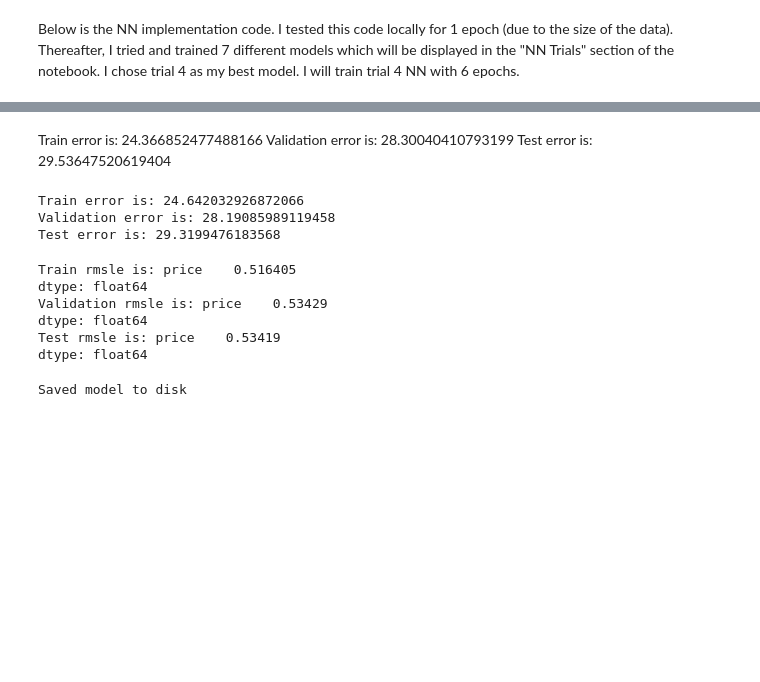
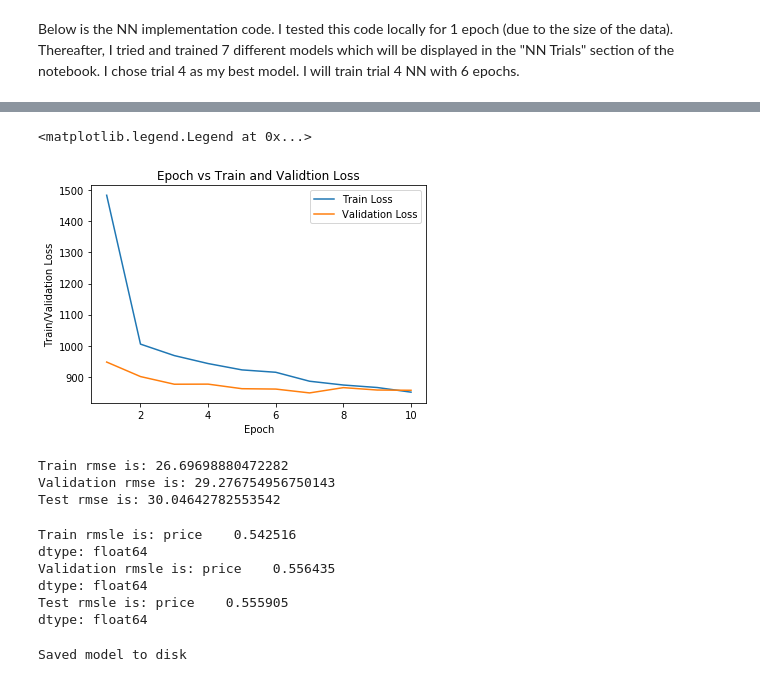
Before and after one commit to j2colaco/mercari_price_suggestion, a Jupyter notebook: model_implementation_2019-05-26.ipynb, the cells around one changed output, grey strips where cells are left out. Cells and saved outputs as stored; diff of their text form; code cells hidden in the pictures; blank space fills up the shorter version.

```diff
--- a/model_implementation_2019-05-26.ipynb
+++ b/model_implementation_2019-05-26.ipynb
@@ -175,7 +138,7 @@ RMSLE of normal distrubition benchmark model 3 is: 0.75
 ### One-hot-encoding Brand Name
 # %%
 unique_brand_names = pd.DataFrame(clean_data.clean_brand_name.value_counts())
-min_brand_freq = 500
+min_brand_freq = 50
 print('There are', unique_brand_names[unique_brand_names['clean_brand_name']>=min_brand_freq].shape[0],
       'brand names that occur >=',min_brand_freq, 'times in the dataset.','Will one-hot-encode these brands only.')
 # %% [output]
@@ -251,7 +214,7 @@ item_description_df.shape
 # %% [output]
 (1482486,)
 # %%
-max_item_desc_features = 800
+max_item_desc_features = 100
 # %%
 # getting the tfidf matrix for the item desc
 tfidf = TfidfVectorizer(max_features=max_item_desc_features)
@@ -293,7 +256,7 @@ item_name_df.shape
 # %% [output]
 (1482486,)
 # %%
-max_item_name_features = 100
+max_item_name_features = 50
 # %%
 # getting the tfidf matrix for the item name
 tfidf = TfidfVectorizer(max_features=max_item_name_features)
@@ -434,8 +397,8 @@ def step_decay(epoch):
 Below is the NN implementation code. I tested this code locally for 1 epoch (due to the size of the data). Thereafter, I tried and trained 7 different models which will be displayed in the "NN Trials" section of the notebook. I chose trial 4 as my best model. I will train trial 4 NN with 6 epochs.
 # %%
 # NN implementation
-num_epochs = 6
-batch_size = 2213
+num_epochs = 10
+batch_size = 2103
 
 all_val_predictions = pd.DataFrame()
 
@@ -487,7 +454,15 @@ Epoch 6/6
-# %% [markdown]
-Train error is: 24.366852477488166
-Validation error is: 28.30040410793199
-Test error is: 29.53647520619404
+# %%
+loss_df = pd.DataFrame(model_hist.history)
+
+plt.plot(loss_df.index+1, loss_df.loss, label='Train Loss')
+plt.plot(loss_df.index+1, loss_df.val_loss, label='Validation Loss')
+plt.title('Epoch vs Train and Validtion Loss')
+plt.xlabel('Epoch')
+plt.ylabel('Train/Validation Loss')
+plt.legend()
+# %% [output]
+<matplotlib.legend.Legend at 0x...>
+[figure, added]
 # %%
 # print out model rmse!
 print('Train rmse is:', np.sqrt(mean_squared_error(y_train,model.predict(X_train))))
@@ -496,9 +471,9 @@ print('Validation rmse is:', np.sqrt(mean_squared_error(y_val,model.predict(X_va
 
 print('Test rmse is:', np.sqrt(mean_squared_error(y_test,model.predict(scaler.transform(X_test)))))
 # %% [output]
-Train error is: 24.642032926872066
-Validation error is: 28.19085989119458
-Test error is: 29.3199476183568
+Train rmse is: 26.69698880472282
+Validation rmse is: 29.276754956750143
+Test rmse is: 30.04642782553542
 # %%
 # print model rmsle
 print('Train rmsle is:', rmsle(y_train,model.predict(X_train)))
@@ -507,11 +482,11 @@ print('Validation rmsle is:', rmsle(y_val,model.predict(X_val)))
 
 print('Test rmsle is:', rmsle(y_test,model.predict(scaler.transform(X_test))))
 # %% [output]
-Train rmsle is: price    0.516405
+Train rmsle is: price    0.542516
 dtype: float64
-Validation rmsle is: price    0.53429
+Validation rmsle is: price    0.556435
 dtype: float64
-Test rmsle is: price    0.53419
+Test rmsle is: price    0.555905
 dtype: float64
 # %%
 ## serialize model to YAML
```
Also changed, not shown: parts of 35 cells of this notebook, 2 other files.
